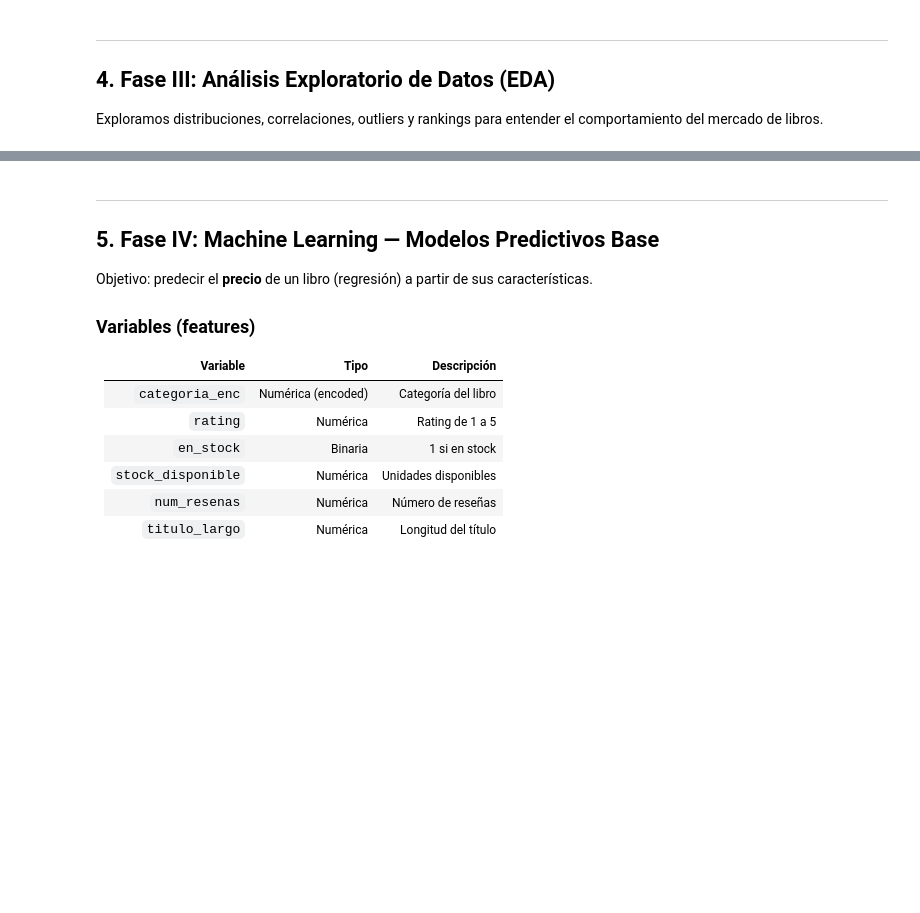
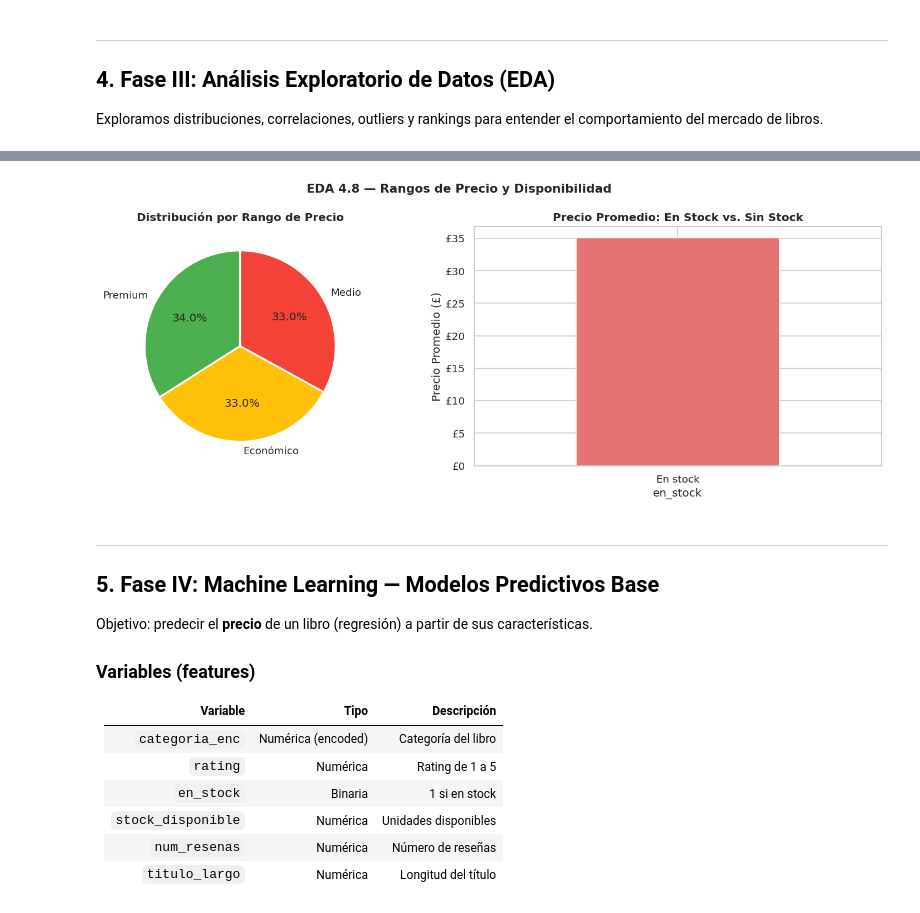
Before and after one commit to Esalas2626/proyecto-ciencia-datos, a Jupyter notebook: Proyecto_Final_Ciencia_Datos_CanastaBasica.ipynb, the cells around one changed output, grey strips where cells are left out. Drawn from its saved outputs; the diff is of its cells as text; code cells hidden in the pictures; blank space fills up the shorter version.

```diff
--- a/Proyecto_Final_Ciencia_Datos_CanastaBasica.ipynb
+++ b/Proyecto_Final_Ciencia_Datos_CanastaBasica.ipynb
@@ -625,32 +788,36 @@ print(df.nlargest(5, 'precio')[['titulo', 'precio', 'categoria', 'rating']])
 # %%
 # ─────────────────────────────────────────────────────────────────────────────
 # EDA 4.8 — Precio promedio por Rango y por Disponibilidad
 # ─────────────────────────────────────────────────────────────────────────────
 fig, axes = plt.subplots(1, 2, figsize=(13, 5))
 
 # Distribución de rangos de precio
 df['rango_precio'].value_counts().plot(
     kind='pie', ax=axes[0], autopct='%1.1f%%',
     colors=['#4CAF50', '#FFC107', '#F44336'],
     startangle=90, wedgeprops={'edgecolor': 'white', 'linewidth': 2}
 )
 axes[0].set_title('Distribución por Rango de Precio', fontweight='bold')
 axes[0].set_ylabel('')
 
-# Precio promedio en stock vs. no stock
-df.groupby('en_stock', observed=True)['precio'].mean().plot(
-    kind='bar', ax=axes[1], color=['#E57373', '#64B5F6'],
+stock_group = df.groupby('en_stock', observed=True)['precio'].mean()
+stock_group.plot(
+    kind='bar', ax=axes[1], color=['#E57373', '#64B5F6'][:len(stock_group)],
     edgecolor='white', rot=0
 )
-axes[1].set_xticklabels(['Sin stock', 'En stock'])
+# Etiquetas dinámicas según los grupos presentes en los datos
+etiquetas_map = {False: 'Sin stock', True: 'En stock'}
+axes[1].set_xticklabels([etiquetas_map[k] for k in stock_group.index])
 axes[1].set_title('Precio Promedio: En Stock vs. Sin Stock', fontweight='bold')
 axes[1].set_ylabel('Precio Promedio (£)')
 axes[1].yaxis.set_major_formatter(mticker.FormatStrFormatter('£%.0f'))
 
 plt.suptitle('EDA 4.8 — Rangos de Precio y Disponibilidad', fontsize=13, fontweight='bold')
 plt.tight_layout()
 plt.savefig('eda_07_rangos_stock.png', bbox_inches='tight')
 plt.show()
+# %% [output]
+[figure, added]
 # %% [markdown]
 ---
 ## 5. Fase IV: Machine Learning — Modelos Predictivos Base
```
Also changed, not shown: parts of 26 cells of this notebook.
